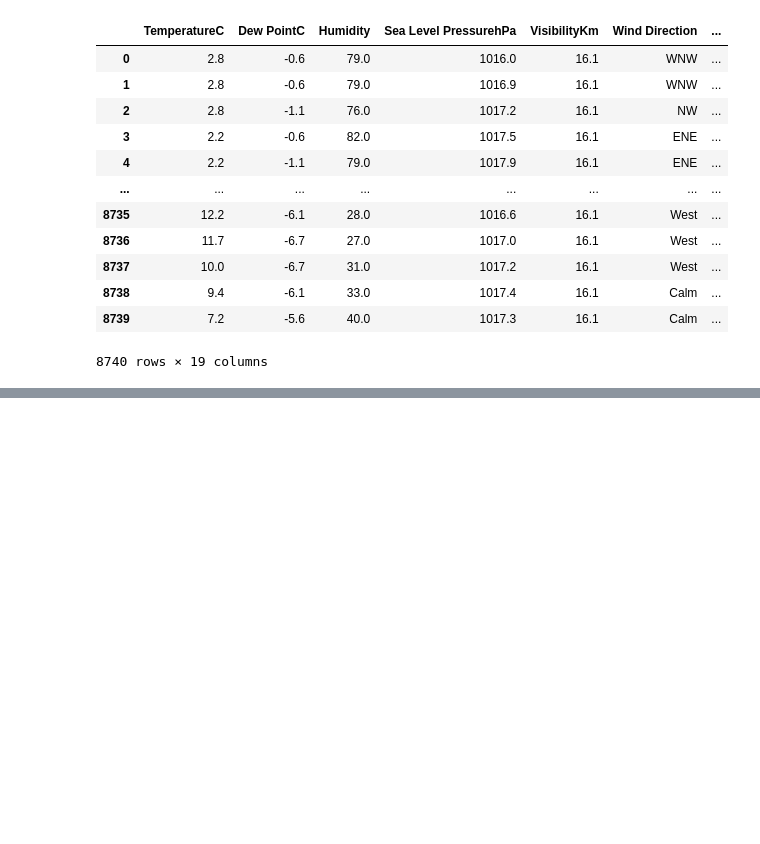
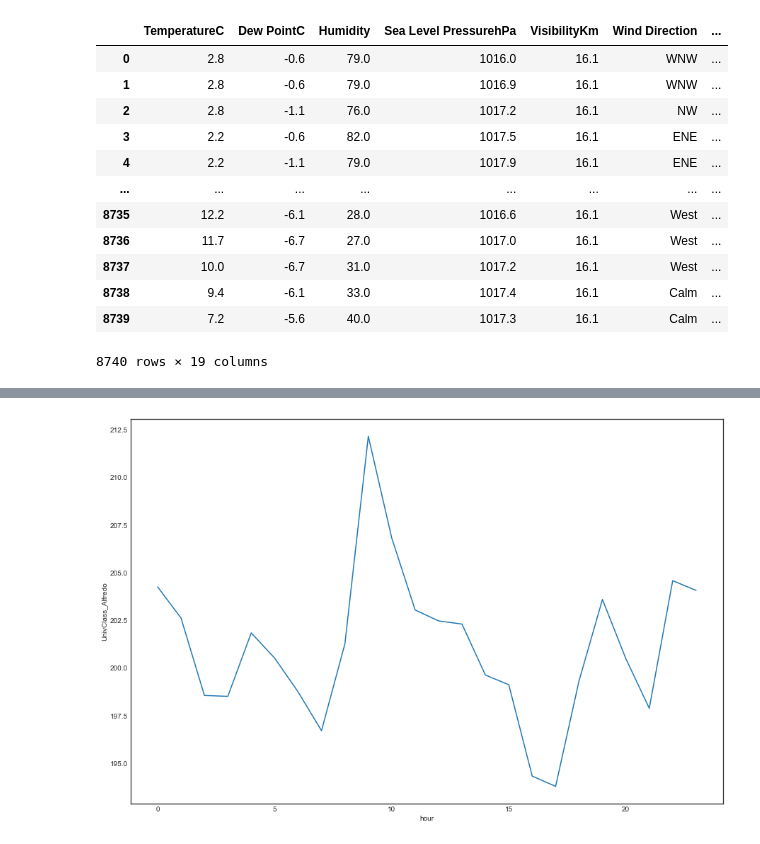
Before and after one commit to robert-min/study, a Jupyter notebook: hanyang_ml/question2/question2.ipynb, the cells around one changed output, grey strips where cells are left out. Saved outputs shown, nothing was run; the diff lists cells and outputs as text; code cells hidden in the pictures; blank space fills up the shorter version.

```diff
--- a/hanyang_ml/question2/question2.ipynb
+++ b/hanyang_ml/question2/question2.ipynb
@@ -268,0 +528,3 @@ df
+# %%
+df_max = df[df["date"] == "2015-01-01"]
+df_max
@@ -268,0 +549,7 @@ df
+# %%
+plt.figure(figsize=(15, 10))
+sns.lineplot(data=df_max, x="hour", y="UnivClass_Alfredo")
+
+plt.show()
+# %% [output]
+[figure, added]
```
Also changed, not shown: parts of 28 cells of this notebook.
